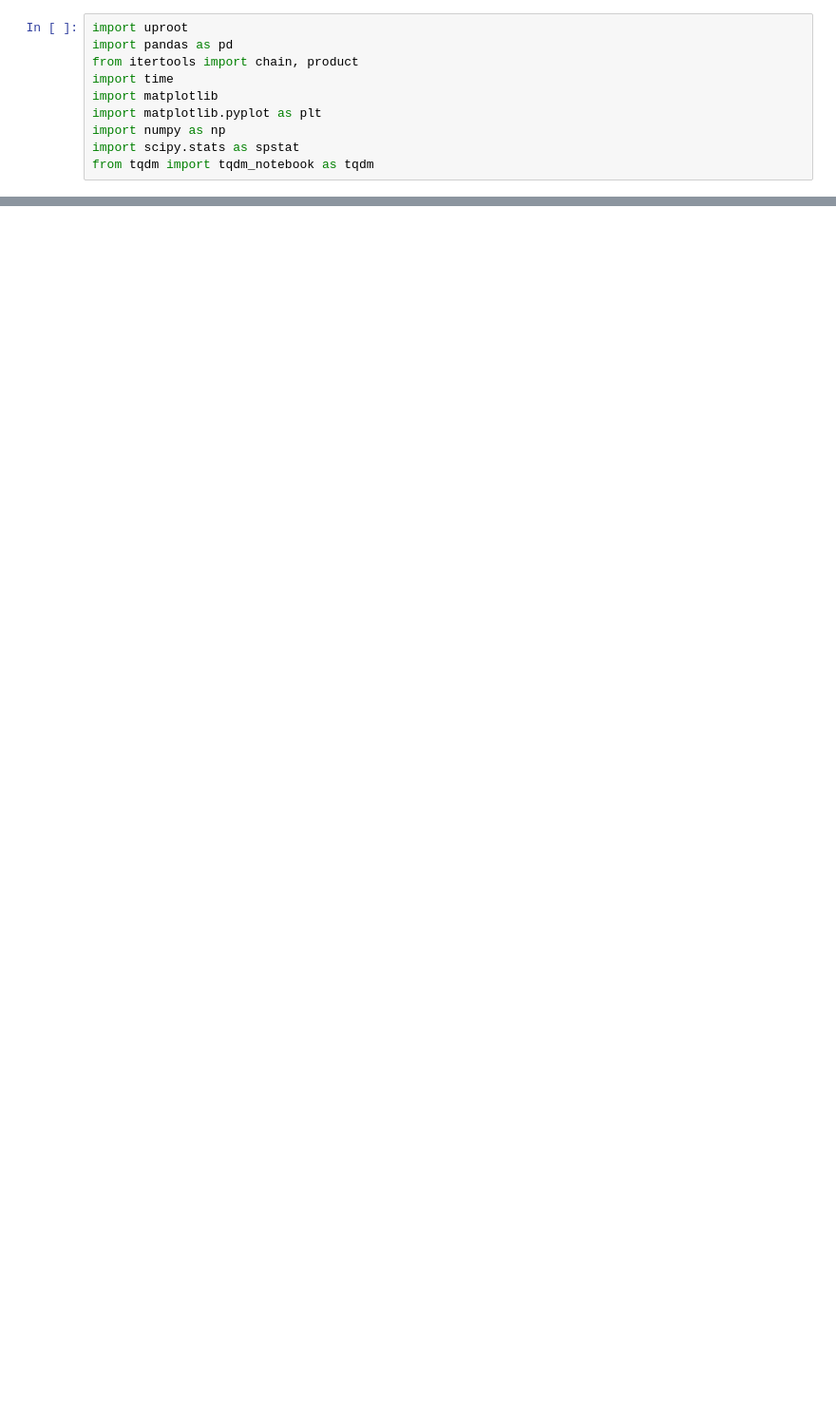
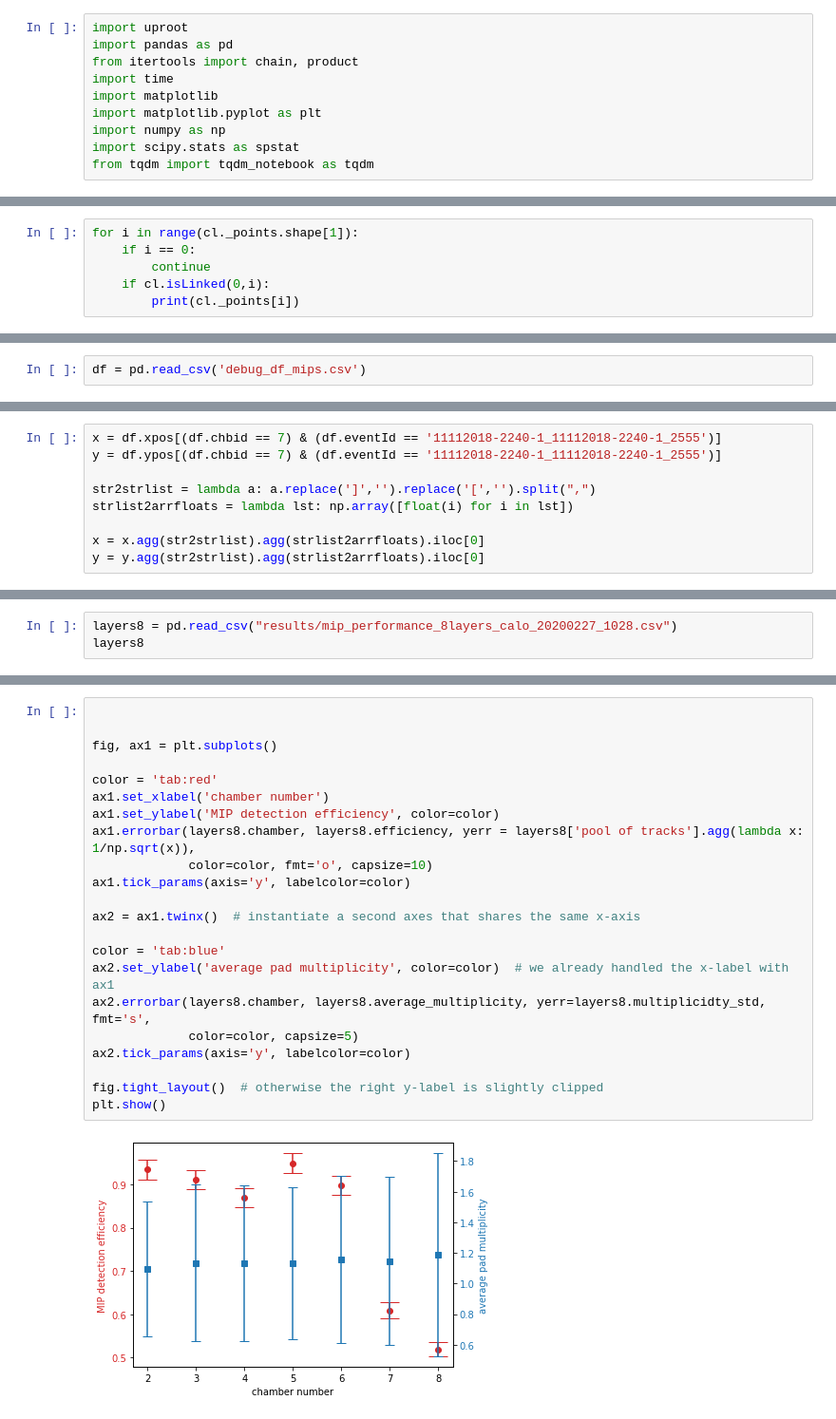
Before and after one commit to dansichi/RPWELL_SDHCAL_analysis, a Jupyter notebook: Untitled.ipynb, the cells around one changed output, grey strips where cells are left out. Shown at 95% size. Cells and saved outputs as stored; diff of their text form; blank space fills up the shorter version.

```diff
--- a/Untitled.ipynb
+++ b/Untitled.ipynb
@@ -58,0 +79,6 @@ file["synthetic_np"].show()
+# %%
+for i in range(cl._points.shape[1]):
+    if i == 0:
+        continue
+    if cl.isLinked(0,i):
+        print(cl._points[i])
@@ -58,0 +115,2 @@ file["synthetic_np"].show()
+# %%
+df = pd.read_csv('debug_df_mips.csv')
@@ -58,0 +150,9 @@ file["synthetic_np"].show()
+# %%
+x = df.xpos[(df.chbid == 7) & (df.eventId == '11112018-2240-1_11112018-2240-1_2555')]
+y = df.ypos[(df.chbid == 7) & (df.eventId == '11112018-2240-1_11112018-2240-1_2555')]
+
+str2strlist = lambda a: a.replace(']','').replace('[','').split(",")
+strlist2arrfloats = lambda lst: np.array([float(i) for i in lst])
+
+x = x.agg(str2strlist).agg(strlist2arrfloats).iloc[0]
+y = y.agg(str2strlist).agg(strlist2arrfloats).iloc[0]
@@ -58,0 +335,3 @@ file["synthetic_np"].show()
+# %%
+layers8 = pd.read_csv("results/mip_performance_8layers_calo_20200227_1028.csv")
+layers8
@@ -58,0 +347,24 @@ file["synthetic_np"].show()
+# %%
+
+
+fig, ax1 = plt.subplots()
+
+color = 'tab:red'
+ax1.set_xlabel('chamber number')
+ax1.set_ylabel('MIP detection efficiency', color=color)
+ax1.errorbar(layers8.chamber, layers8.efficiency, yerr = layers8['pool of tracks'].agg(lambda x: 1/np.sqrt(x)),
+             color=color, fmt='o', capsize=10)
+ax1.tick_params(axis='y', labelcolor=color)
+
+ax2 = ax1.twinx()  # instantiate a second axes that shares the same x-axis
+
+color = 'tab:blue'
+ax2.set_ylabel('average pad multiplicity', color=color)  # we already handled the x-label with ax1
+ax2.errorbar(layers8.chamber, layers8.average_multiplicity, yerr=layers8.multiplicidty_std, fmt='s',
+             color=color, capsize=5)
+ax2.tick_params(axis='y', labelcolor=color)
+
+fig.tight_layout()  # otherwise the right y-label is slightly clipped
+plt.show()
+# %% [output]
+[figure, added]
```
Also changed, not shown: parts of 51 cells of this notebook, 10 other files.
